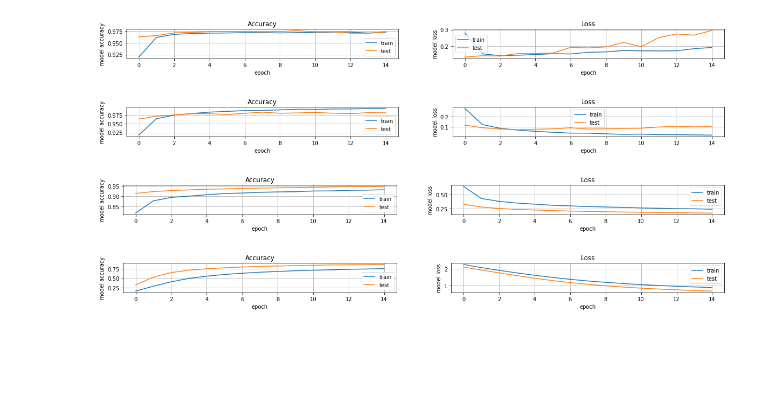
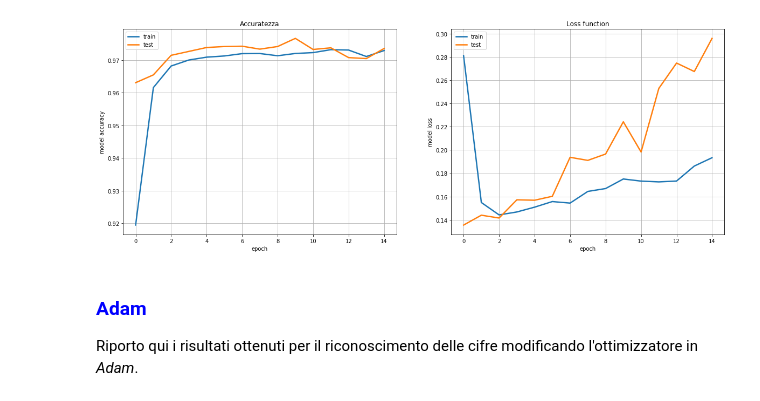
Before and after one commit to danidimic/NSL-exercise, a Jupyter notebook: LSN_Exercise_12/LSN_Exercise_12.ipynb, the cells around one changed output. Saved outputs shown, nothing was run; the diff lists cells and outputs as text; code cells hidden in the pictures; blank space fills up the shorter version.

```diff
--- a/LSN_Exercise_12/LSN_Exercise_12.ipynb
+++ b/LSN_Exercise_12/LSN_Exercise_12.ipynb
@@ -7,40 +67,27 @@
 # %%
-import math
-import numpy as np
-import tensorflow as tf
-import matplotlib.pyplot as plt
-import pandas as pd
+history = pd.read_csv('Saved/exercise1/RMSprop.log', sep=',', engine='python')
+plt.figure(figsize=(20, 7))
 
-opt = ['RMSprop', 'Adam', 'Adagrad', 'Adadelta', 'Adamax', 'Nadam']
-sub = [621, 622, 623, 624, 625, 626, 627, 628, 629]
+plt.subplot(121) #summarize history for accuracy
+plt.title('Accuratezza')
+plt.plot(history['accuracy'], lw=2.5)
+plt.plot(history['val_accuracy'], lw=2.5)
+plt.ylabel('model accuracy')
+plt.xlabel('epoch')
+plt.legend(['train', 'test'], loc='best')
+plt.grid()
 
-for i in range(4):
-
-    history = pd.read_csv('Code/exercise1/' + str(opt[i]) + '.log', sep=',', engine='python')
-    plt.figure(figsize=(20, 7))
-
-    plt.subplot(sub[2*i]) #summarize history for accuracy
-    plt.title('Accuracy')
-    plt.plot(history['accuracy'])
-    plt.plot(history['val_accuracy'])
-    plt.ylabel('model accuracy')
-    plt.xlabel('epoch')
-    plt.legend(['train', 'test'], loc='best')
-    plt.grid()
-
-    plt.subplot(sub[2*i+1])
-    plt.title('Loss')
-    plt.plot(history['loss'])  #summarize history for loss
-    plt.plot(history['val_loss'])
-    plt.ylabel('model loss')
-    plt.xlabel('epoch')
-    plt.legend(['train', 'test'], loc='best')
-    plt.grid()
-
-plt.show()
+plt.subplot(122)
+plt.title('Loss function')
+plt.plot(history['loss'], lw=2.5)  #summarize history for loss
+plt.plot(history['val_loss'], lw=2.5)
+plt.ylabel('model loss')
+plt.xlabel('epoch')
+plt.legend(['train', 'test'], loc='best')
+plt.grid()
 # %% [output]
-[figure, old version]
+[figure, new version]
-[figure, removed]
-[figure, removed]
-[figure, removed]
+# %% [markdown]
+### <font color='blue'> Adam </font>
+Riporto qui i risultati ottenuti per il riconoscimento delle cifre modificando l'ottimizzatore in *Adam*.
 # %%
```
Also changed, not shown: parts of 15 cells of this notebook, 56 other files.
